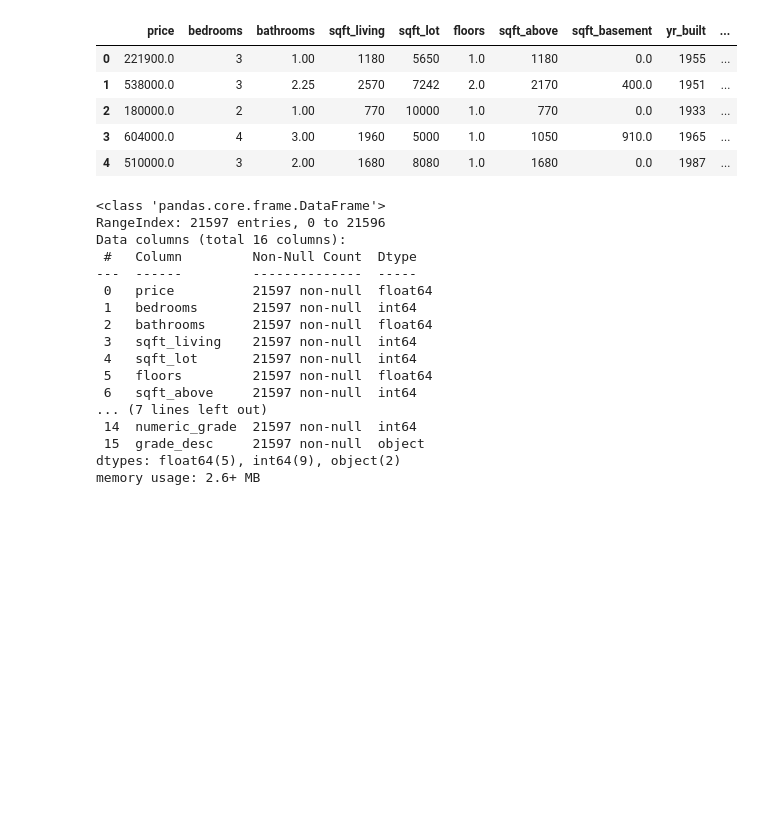
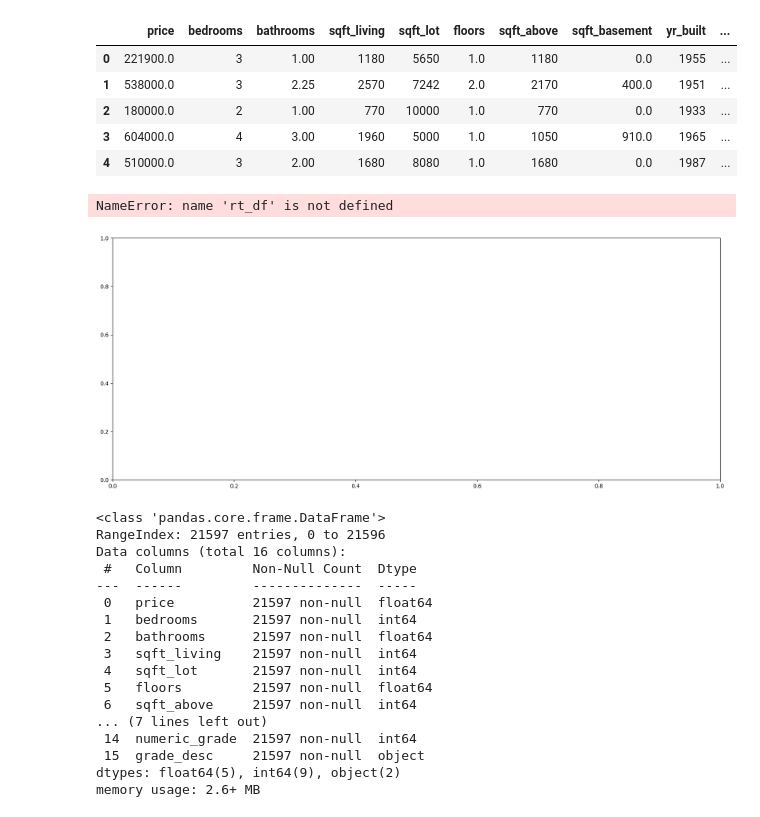
Before and after one commit to Chemami12/Phase2Project, a Jupyter notebook: student.ipynb, the cells around one changed output. Cells and saved outputs as stored; diff of their text form; code cells hidden in the pictures; blank space fills up the shorter version.

```diff
--- a/student.ipynb
+++ b/student.ipynb
@@ -202,6 +202,15 @@ data.head()
 | 2 | 180000.0 | 2 | 1.00 | 770 | 10000 | 1.0 | 770 | 0.0 | 1933 | ... |
 | 3 | 604000.0 | 4 | 3.00 | 1960 | 5000 | 1.0 | 1050 | 910.0 | 1965 | ... |
 | 4 | 510000.0 | 3 | 2.00 | 1680 | 8080 | 1.0 | 1680 | 0.0 | 1987 | ... |
+# %%
+fig, ax = plt.subplots(figsize = (20,8))
+ax.bar(x = rt_df['sqft_living'], height= rt_df['price'])
+ax.set_xlabel('price')
+ax.set_ylabel('sqft_living')
+ax.set_title('Relationship between sqft_living and price')
+# %% [output]
+NameError: name 'rt_df' is not defined
+[figure, added]
 # %%
 data.info()
 # %% [output]
```
Also changed, not shown: parts of 1 cell of this notebook.
